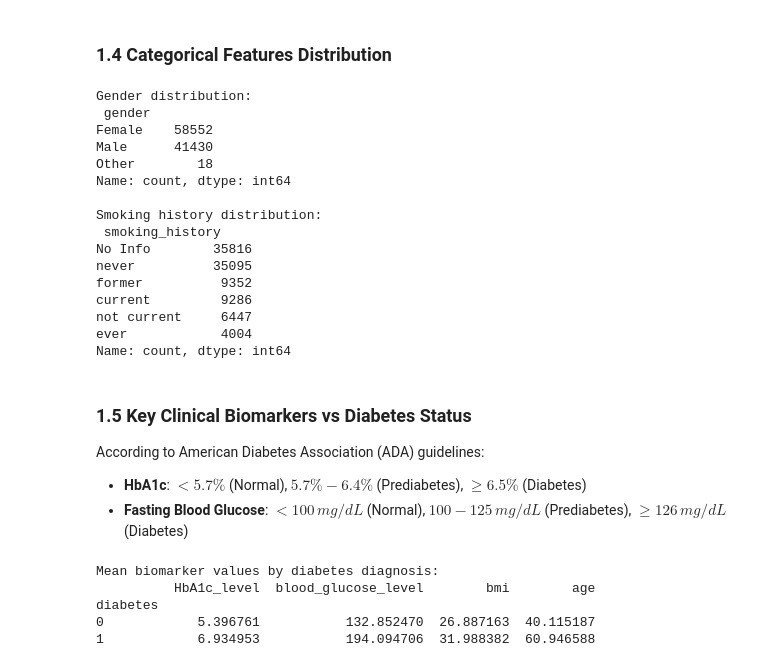
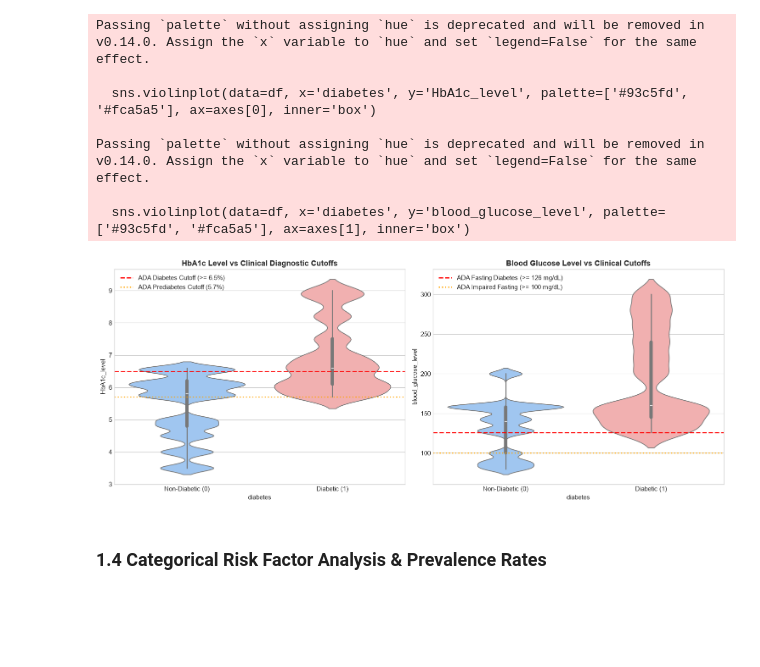
Before and after one commit to VTP2407/Project, a Jupyter notebook: ml-training/notebooks/01_data_exploration.ipynb, the cells around one changed output. Drawn from its saved outputs; the diff is of its cells as text; code cells hidden in the pictures; blank space fills up the shorter version.

```diff
--- a/ml-training/notebooks/01_data_exploration.ipynb
+++ b/ml-training/notebooks/01_data_exploration.ipynb
@@ -85,36 +78,32 @@ df.describe()
+# %%
+fig, axes = plt.subplots(1, 2, figsize=(15, 6))
+
+# HbA1c with ADA threshold
+sns.violinplot(data=df, x='diabetes', y='HbA1c_level', palette=['#93c5fd', '#fca5a5'], ax=axes[0], inner='box')
+axes[0].axhline(y=6.5, color='red', linestyle='--', linewidth=2, label='ADA Diabetes Cutoff (>= 6.5%)')
+axes[0].axhline(y=5.7, color='orange', linestyle=':', linewidth=2, label='ADA Prediabetes Cutoff (5.7%)')
+axes[0].set_xticklabels(['Non-Diabetic (0)', 'Diabetic (1)'])
+axes[0].set_title("HbA1c Level vs Clinical Diagnostic Cutoffs", fontsize=13, fontweight='bold')
+axes[0].legend(loc='upper left')
+
+# Glucose with ADA threshold
+sns.violinplot(data=df, x='diabetes', y='blood_glucose_level', palette=['#93c5fd', '#fca5a5'], ax=axes[1], inner='box')
+axes[1].axhline(y=126, color='red', linestyle='--', linewidth=2, label='ADA Fasting Diabetes (>= 126 mg/dL)')
+axes[1].axhline(y=100, color='orange', linestyle=':', linewidth=2, label='ADA Impaired Fasting (>= 100 mg/dL)')
+axes[1].set_xticklabels(['Non-Diabetic (0)', 'Diabetic (1)'])
+axes[1].set_title("Blood Glucose Level vs Clinical Cutoffs", fontsize=13, fontweight='bold')
+axes[1].legend(loc='upper left')
+
+plt.tight_layout()
+plt.show()
+# %% [output]
+Passing `palette` without assigning `hue` is deprecated and will be removed in v0.14.0. Assign the `x` variable to `hue` and set `legend=False` for the same effect.
+
+  sns.violinplot(data=df, x='diabetes', y='HbA1c_level', palette=['#93c5fd', '#fca5a5'], ax=axes[0], inner='box')
+
+Passing `palette` without assigning `hue` is deprecated and will be removed in v0.14.0. Assign the `x` variable to `hue` and set `legend=False` for the same effect.
+
+  sns.violinplot(data=df, x='diabetes', y='blood_glucose_level', palette=['#93c5fd', '#fca5a5'], ax=axes[1], inner='box')
+[figure, added]
 # %% [markdown]
-### 1.4 Categorical Features Distribution
+### 1.4 Categorical Risk Factor Analysis & Prevalence Rates
-# %%
-print("Gender distribution:\n", df['gender'].value_counts())
-print("\nSmoking history distribution:\n", df['smoking_history'].value_counts())
-# %% [output]
-Gender distribution:
- gender
-Female    58552
-Male      41430
-Other        18
-Name: count, dtype: int64
-
-Smoking history distribution:
- smoking_history
-No Info        35816
-never          35095
-former          9352
-current         9286
-not current     6447
-ever            4004
-Name: count, dtype: int64
-# %% [markdown]
-### 1.5 Key Clinical Biomarkers vs Diabetes Status
-According to American Diabetes Association (ADA) guidelines:
-- **HbA1c**: $<5.7\%$ (Normal), $5.7\% - 6.4\%$ (Prediabetes), $\ge 6.5\%$ (Diabetes)
-- **Fasting Blood Glucose**: $<100\, mg/dL$ (Normal), $100-125\, mg/dL$ (Prediabetes), $\ge 126\, mg/dL$ (Diabetes)
-# %%
-print("Mean biomarker values by diabetes diagnosis:")
-print(df.groupby('diabetes')[['HbA1c_level', 'blood_glucose_level', 'bmi', 'age']].mean())
-# %% [output]
-Mean biomarker values by diabetes diagnosis:
-          HbA1c_level  blood_glucose_level        bmi        age
-diabetes
-0            5.396761           132.852470  26.887163  40.115187
-1            6.934953           194.094706  31.988382  60.946588
```
Also changed, not shown: parts of 18 cells of this notebook, 59 other files.
